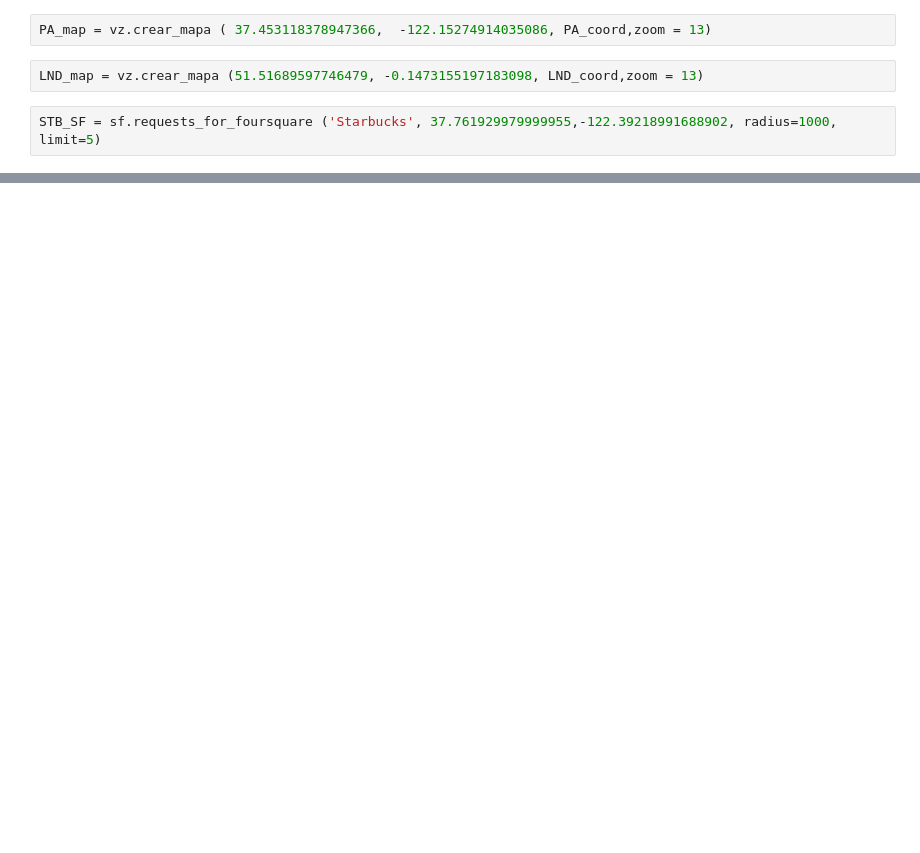
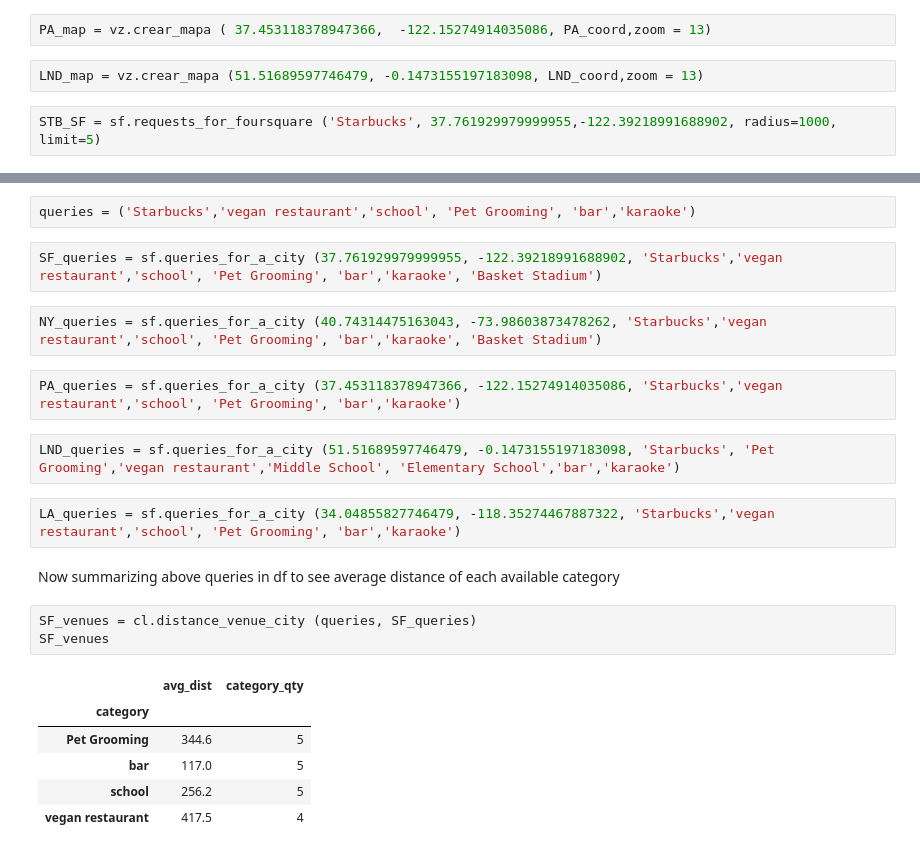
Before and after one commit to psaeztorres/PROJECT-III-Geolocalization, a Jupyter notebook: PROJECT -3.ipynb, the cells around one changed output, grey strips where cells are left out. Saved outputs shown, nothing was run; the diff lists cells and outputs as text; blank space fills up the shorter version.

```diff
--- a/PROJECT -3.ipynb
+++ b/PROJECT -3.ipynb
@@ -124,0 +125,24 @@ STB_SF = sf.requests_for_foursquare ('Starbucks', 37.761929979999955,-122.392189
+# %%
+queries = ('Starbucks','vegan restaurant','school', 'Pet Grooming', 'bar','karaoke')
+# %%
+SF_queries = sf.queries_for_a_city (37.761929979999955, -122.39218991688902, 'Starbucks','vegan restaurant','school', 'Pet Grooming', 'bar','karaoke', 'Basket Stadium')
+# %%
+NY_queries = sf.queries_for_a_city (40.74314475163043, -73.98603873478262, 'Starbucks','vegan restaurant','school', 'Pet Grooming', 'bar','karaoke', 'Basket Stadium')
+# %%
+PA_queries = sf.queries_for_a_city (37.453118378947366, -122.15274914035086, 'Starbucks','vegan restaurant','school', 'Pet Grooming', 'bar','karaoke')
+# %%
+LND_queries = sf.queries_for_a_city (51.51689597746479, -0.1473155197183098, 'Starbucks', 'Pet Grooming','vegan restaurant','Middle School', 'Elementary School','bar','karaoke')
+# %%
+LA_queries = sf.queries_for_a_city (34.04855827746479, -118.35274467887322, 'Starbucks','vegan restaurant','school', 'Pet Grooming', 'bar','karaoke')
+# %% [markdown]
+Now summarizing above queries in df to see average distance of each available category
+# %%
+SF_venues = cl.distance_venue_city (queries, SF_queries)
+SF_venues
+# %% [output]
+|  | avg_dist | category_qty |
+| category |  |  |
+| Pet Grooming | 344.6 | 5 |
+| bar | 117.0 | 5 |
+| school | 256.2 | 5 |
+| vegan restaurant | 417.5 | 4 |
```
Also changed, not shown: parts of 11 cells of this notebook, 2 other files.
